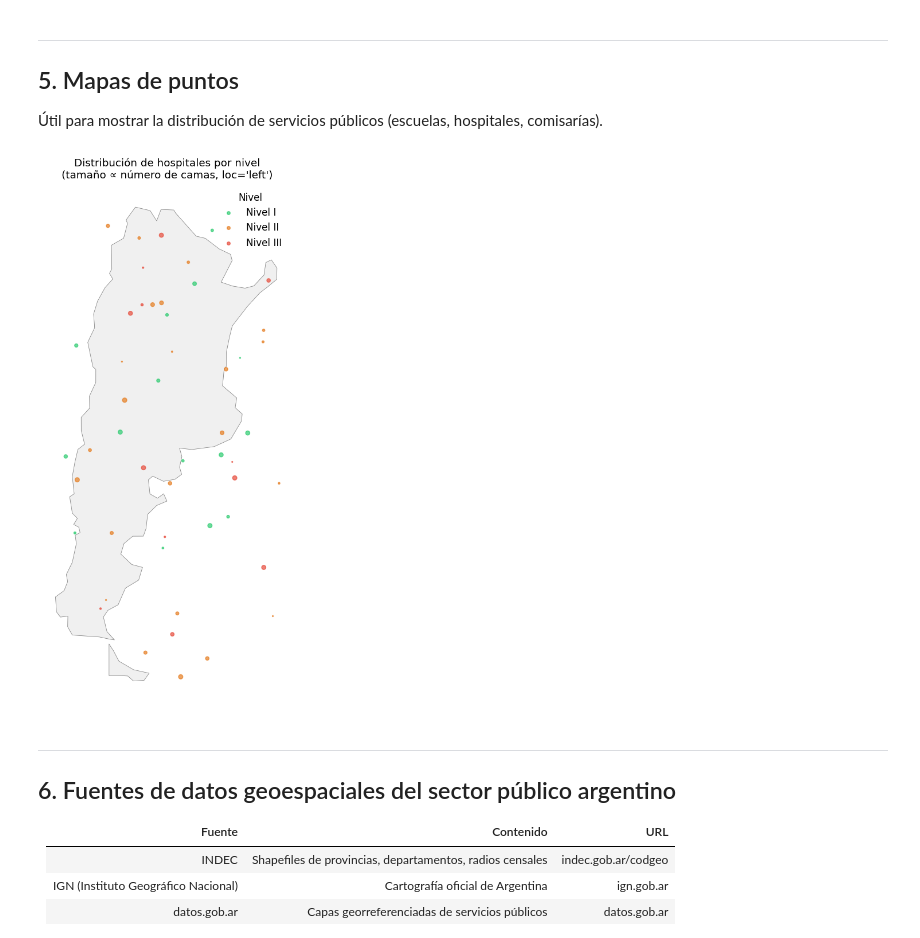
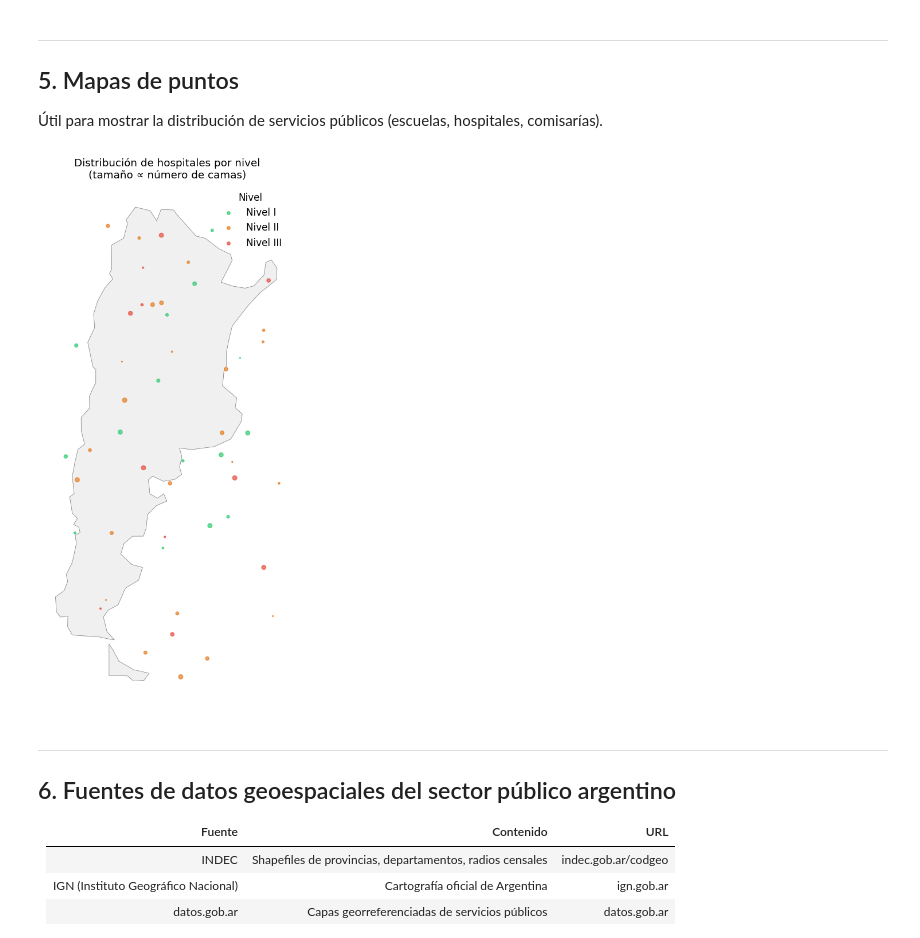
Before and after one commit to dbrisaro/Python-y-Politicas-Publicas---Risaro, a Jupyter notebook: M01_C09_Datos_Geoespaciales.ipynb, the cells around one changed output. Saved outputs shown, nothing was run; the diff lists cells and outputs as text; code cells hidden in the pictures.

Commit message:
Fix loc='left' injected inside plot title strings, re-execute notebooks

```diff
--- a/M01_C09_Datos_Geoespaciales.ipynb
+++ b/M01_C09_Datos_Geoespaciales.ipynb
@@ -175,7 +175,7 @@ if GEOPANDAS_OK:
         linewidth=0.5,
         missing_kwds={'color': 'lightgray'}
     )
-    axes[0].set_title("PIB estimado\npor país (USD millones, loc='left')", fontsize=12)
+    axes[0].set_title("PIB estimado\npor país (USD millones)", fontsize=12)
     axes[0].axis('off')
 
     # Mapa 2: Población
@@ -276,35 +276,35 @@ if GEOPANDAS_OK:
 
     hospitales = gpd.GeoDataFrame(
         {
             'nombre': [f"Hospital {i}" for i in range(n_hospitales)],
             'nivel': np.random.choice(['I', 'II', 'III'], n_hospitales),
             'camas': np.random.randint(20, 500, n_hospitales),
         },
         geometry=[Point(lon, lat) for lon, lat in zip(lons, lats)],
         crs='EPSG:4326'
     )
 
     fig, ax = plt.subplots(figsize=(7, 9))
 
     world = gpd.read_file('https://raw.githubusercontent.com/nvkelso/natural-earth-vector/master/geojson/ne_110m_admin_0_countries.geojson')
     arg = world[world['NAME'] == 'Argentina']
     arg.plot(ax=ax, color='#f0f0f0', edgecolor='gray', linewidth=0.5)
 
     colores_nivel = {'I': '#2ecc71', 'II': '#e67e22', 'III': '#e74c3c'}
     for nivel, grupo in hospitales.groupby('nivel'):
         grupo.plot(ax=ax, color=colores_nivel[nivel], markersize=grupo['camas'] / 20,
                    alpha=0.7, label=f'Nivel {nivel}')
 
-    ax.set_title("Distribución de hospitales por nivel\n(tamaño ∝ número de camas, loc='left')",
+    ax.set_title("Distribución de hospitales por nivel\n(tamaño ∝ número de camas)",
                  fontsize=12)
     ax.legend(title='Nivel', frameon=False)
     ax.axis('off')
     plt.tight_layout()
     plt.show()
 else:
     print("Instalar geopandas para ejecutar esta celda")
 # %% [output]
-[figure, old version]
+[figure, new version]
 # %% [markdown]
 ---
 ## 6. Fuentes de datos geoespaciales del sector público argentino
```
Also changed, not shown: parts of 1 cell of this notebook, 8 other files.
